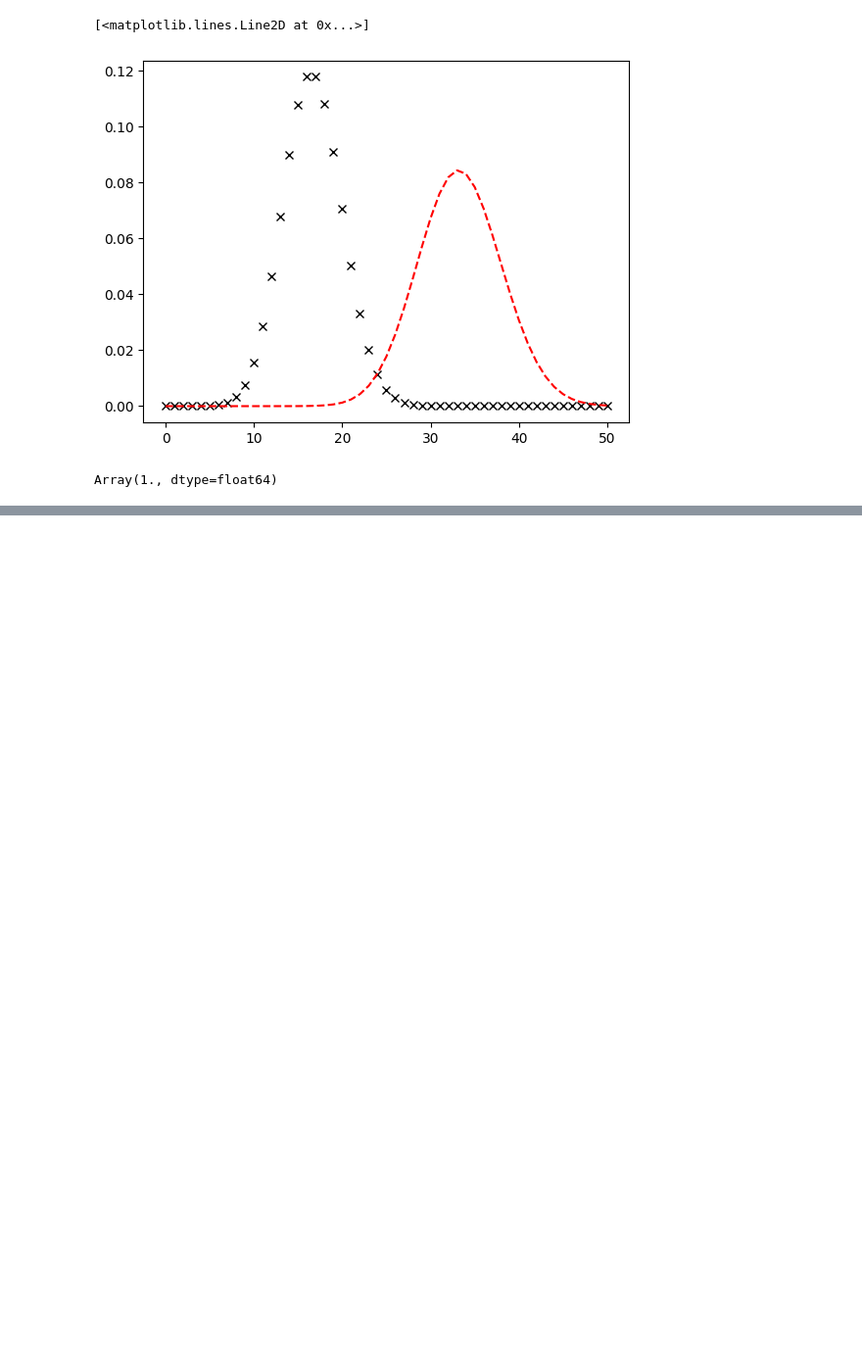
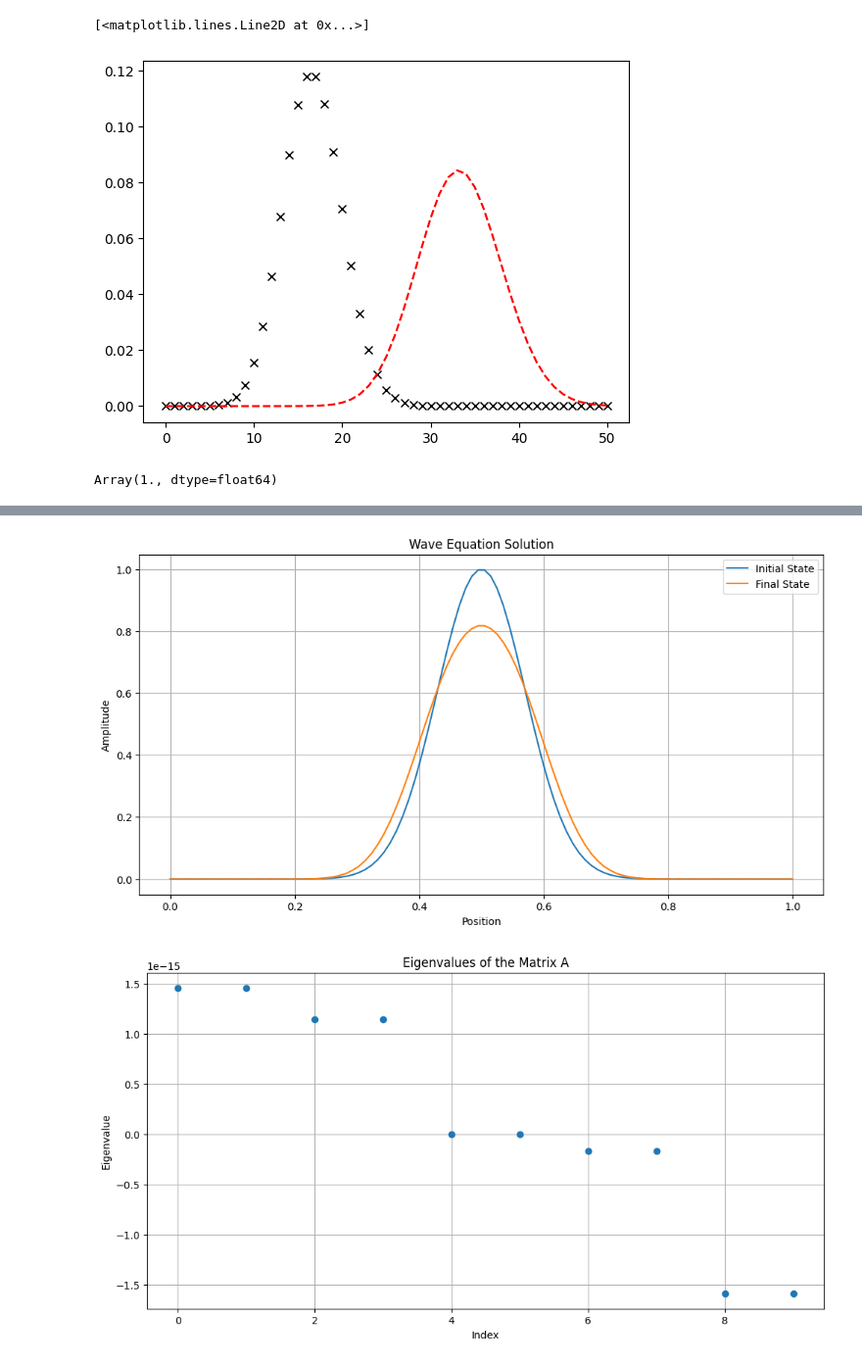
Before and after one commit to Hamzahjausi/poisson_studies, a Jupyter notebook: poisson_chapter1.ipynb, the cells around one changed output, grey strips where cells are left out. Shown: that part at 98% size. Cells and saved outputs as stored; diff of their text form; code cells hidden in the pictures; blank space fills up the shorter version.

```diff
--- a/poisson_chapter1.ipynb
+++ b/poisson_chapter1.ipynb
@@ -86,0 +149,74 @@ plt.show()
+# %%
+import numpy as np
+import matplotlib.pyplot as plt
+from scipy.linalg import eig
+from scipy.integrate import solve_ivp
+
+# Parameters
+L = 1.0  # Length of the domain
+N = 100  # Number of spatial points
+v = 1.0  # Wave speed
+dx = L / (N - 1)  # Spatial step size
+
+# Discretize the second spatial derivative using a finite difference method
+D = (np.diag(np.ones(N-1), 1) - 2 * np.diag(np.ones(N), 0) + np.diag(np.ones(N-1), -1)) / dx**2
+
+# Construct the block matrix A
+A_top = np.hstack((np.zeros((N, N)), np.eye(N)))
+A_bottom = np.hstack((v**2 * D, np.zeros((N, N))))
+A = np.vstack((A_top, A_bottom))
+
+# Define the initial condition
+u0 = np.exp(-100 * (np.linspace(0, L, N) - 0.5)**2)  # Gaussian initial condition
+w0 = np.zeros(N)  # Initial velocity is zero
+y0 = np.hstack((u0, w0))  # Combine into a single state vector
+
+# Define the system of ODEs
+def wave_eq(t, y):
+    return A @ y
+
+# Solve the system of ODEs using solve_ivp
+t_span = (0, 2)  # Time interval
+t_eval = np.linspace(0, 2, 500)  # Time points to evaluate the solution
+
+solution = solve_ivp(wave_eq, t_span, y0, t_eval=t_eval, method='RK45')
+
+# Extract the solution
+u_sol = solution.y[:N, :]  # Displacement part of the solution
+
+# Plot the initial and final states
+plt.figure(figsize=(12, 6))
+plt.plot(np.linspace(0, L, N), u_sol[:, 0], label='Initial State')
+plt.plot(np.linspace(0, L, N), u_sol[:, -1], label='Final State')
+plt.xlabel('Position')
+plt.ylabel('Amplitude')
+plt.legend()
+plt.title('Wave Equation Solution')
+plt.grid(True)
+plt.show()
+
+# Compute eigenvalues and eigenvectors of A
+eigenvalues, eigenvectors = eig(A)
+
+# Plot the first few eigenvalues
+plt.figure(figsize=(12, 6))
+plt.plot(np.real(eigenvalues[:10]), 'o')
+plt.xlabel('Index')
+plt.ylabel('Eigenvalue')
+plt.title('Eigenvalues of the Matrix A')
+plt.grid(True)
+plt.show()
+
+# Plot the first few eigenvectors
+plt.figure(figsize=(12, 6))
+for i in range(5):
+    plt.plot(np.linspace(0, L, N), np.real(eigenvectors[:N, i]), label=f'Eigenvector {i+1}')
+plt.xlabel('Position')
+plt.ylabel('Amplitude')
+plt.title('First Few Eigenvectors')
+plt.legend()
+plt.grid(True)
+plt.show()
+# %% [output]
+[figure, added]
+[figure, added]
```
Also changed, not shown: parts of 4 cells of this notebook.
